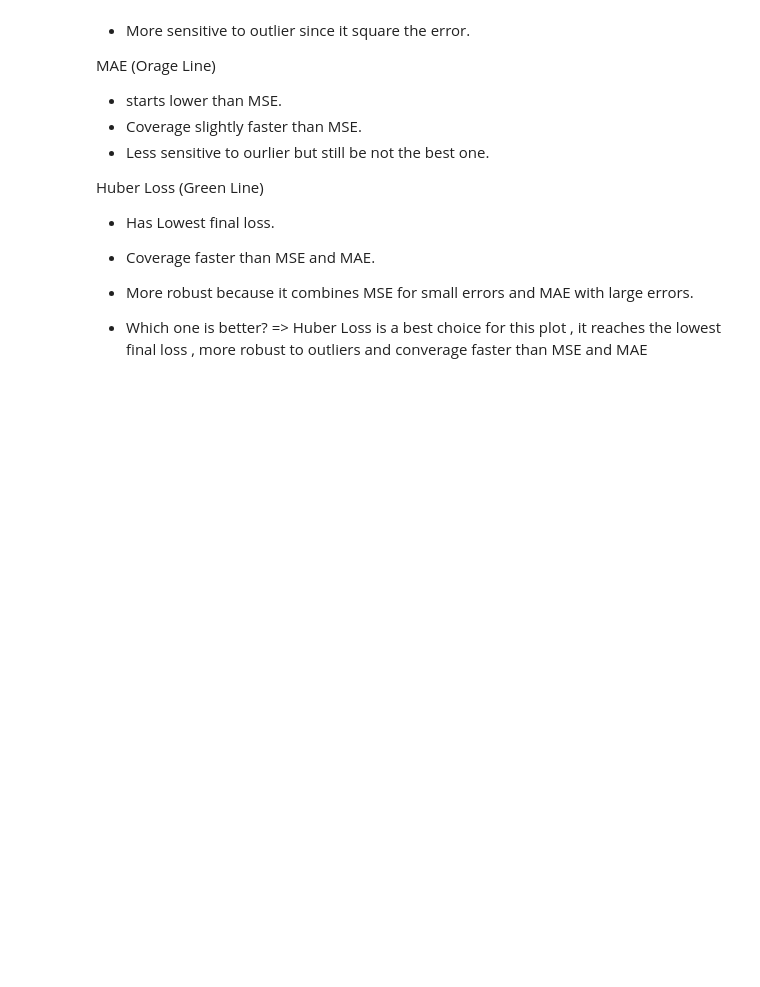
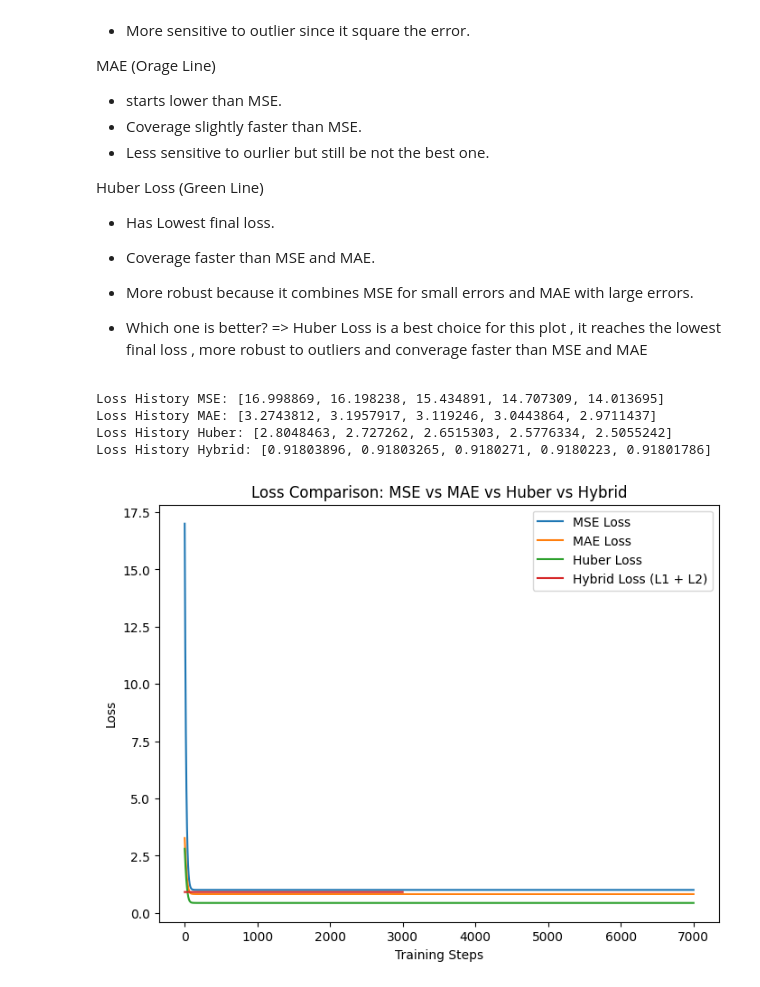
Before and after one commit to hienngt/IST597_Fall2019_TF2.0, a Jupyter notebook: Lab1.ipynb, the cells around one changed output. Drawn from its saved outputs; the diff is of its cells as text; code cells hidden in the pictures; blank space fills up the shorter version.

Commit message:
Create hybrid function L1 + L2

```diff
--- a/Lab1.ipynb
+++ b/Lab1.ipynb
@@ -193,3 +193,65 @@ Huber Loss (Green Line)
 
 - Which one is better?
 => Huber Loss is a best choice for this plot , it reaches the lowest final loss , more robust to outliers and converage faster than MSE and MAE
+# %%
+# Create Hybrid function
+def hybrid_loss(y, y_pred, alpha=0.5):
+    l1_loss = tf.reduce_mean(tf.abs(y - y_pred))  # L1 (MAE)
+    l2_loss = tf.reduce_mean(tf.square(y - y_pred))  # L2 (MSE)
+    return alpha * l1_loss + (1 - alpha) * l2_loss
+# %%
+loss_history_hybrid = []
+# %%
+# Training loop
+for i in range(train_steps):
+    with tf.GradientTape() as g_mse, tf.GradientTape() as g_mae, tf.GradientTape() as g_huber, tf.GradientTape() as g_hybrid:
+        Y_pred_mse = prediction(X)
+        Y_pred_mae = prediction(X)
+        Y_pred_huber = prediction(X)
+        Y_pred_hybrid = prediction(X)
+
+        loss_mse = squared_loss(Y, Y_pred_mse)
+        loss_mae = absolute_loss(Y, Y_pred_mae)
+        loss_huber = huber_loss(Y, Y_pred_huber)
+        loss_hybrid = hybrid_loss(Y, Y_pred_hybrid, alpha=0.5)
+
+    # Compute gradients
+    gradients_mse = g_mse.gradient(loss_mse, [W, b])
+    gradients_mae = g_mae.gradient(loss_mae, [W, b])
+    gradients_huber = g_huber.gradient(loss_huber, [W, b])
+    gradients_hybrid = g_hybrid.gradient(loss_hybrid, [W, b])
+
+    # Apply gradients
+    optimizer.apply_gradients(zip(gradients_mse, [W, b]))
+    optimizer.apply_gradients(zip(gradients_mae, [W, b]))
+    optimizer.apply_gradients(zip(gradients_huber, [W, b]))
+    optimizer.apply_gradients(zip(gradients_hybrid, [W, b]))
+
+    # Store loss values
+    loss_history_mse.append(loss_mse.numpy())
+    loss_history_mae.append(loss_mae.numpy())
+    loss_history_huber.append(loss_huber.numpy())
+    loss_history_hybrid.append(loss_hybrid.numpy())
+
+print(f'Loss History MSE: {loss_history_mse[:5]}')
+print(f'Loss History MAE: {loss_history_mae[:5]}')
+print(f'Loss History Huber: {loss_history_huber[:5]}')
+print(f'Loss History Hybrid: {loss_history_hybrid[:5]}')
+# %% [output]
+Loss History MSE: [16.998869, 16.198238, 15.434891, 14.707309, 14.013695]
+Loss History MAE: [3.2743812, 3.1957917, 3.119246, 3.0443864, 2.9711437]
+Loss History Huber: [2.8048463, 2.727262, 2.6515303, 2.5776334, 2.5055242]
+Loss History Hybrid: [0.91803896, 0.91803265, 0.9180271, 0.9180223, 0.91801786]
+# %%
+plt.figure(figsize=(8, 6))
+plt.plot(loss_history_mse, label="MSE Loss")
+plt.plot(loss_history_mae, label="MAE Loss")
+plt.plot(loss_history_huber, label="Huber Loss")
+plt.plot(loss_history_hybrid, label="Hybrid Loss (L1 + L2)")
+plt.xlabel("Training Steps")
+plt.ylabel("Loss")
+plt.title("Loss Comparison: MSE vs MAE vs Huber vs Hybrid")
+plt.legend()
+plt.show()
+# %% [output]
+[figure, added]
```
Also changed, not shown: parts of 4 cells of this notebook.
